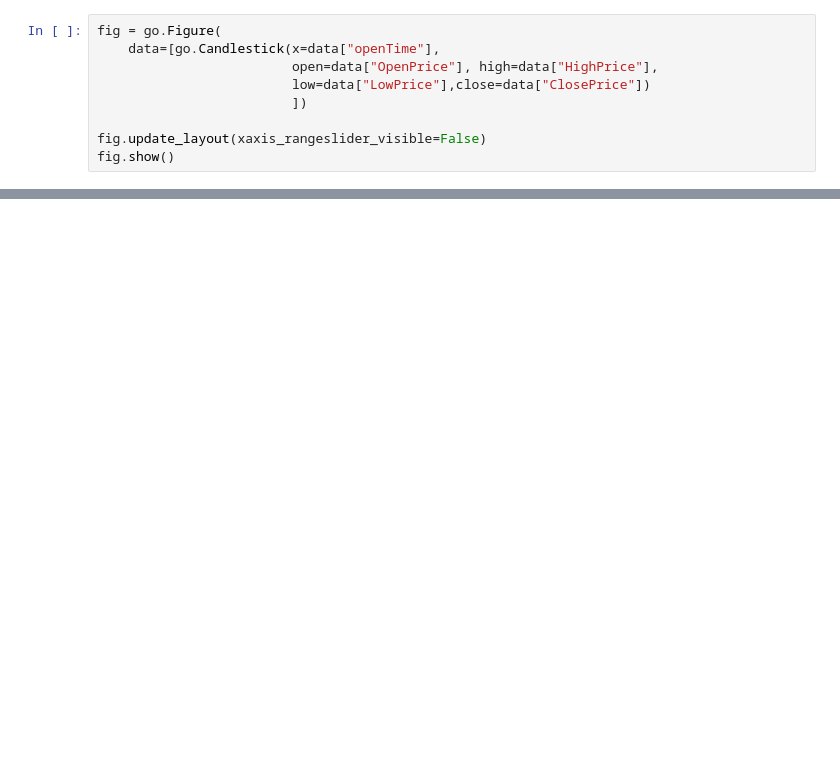
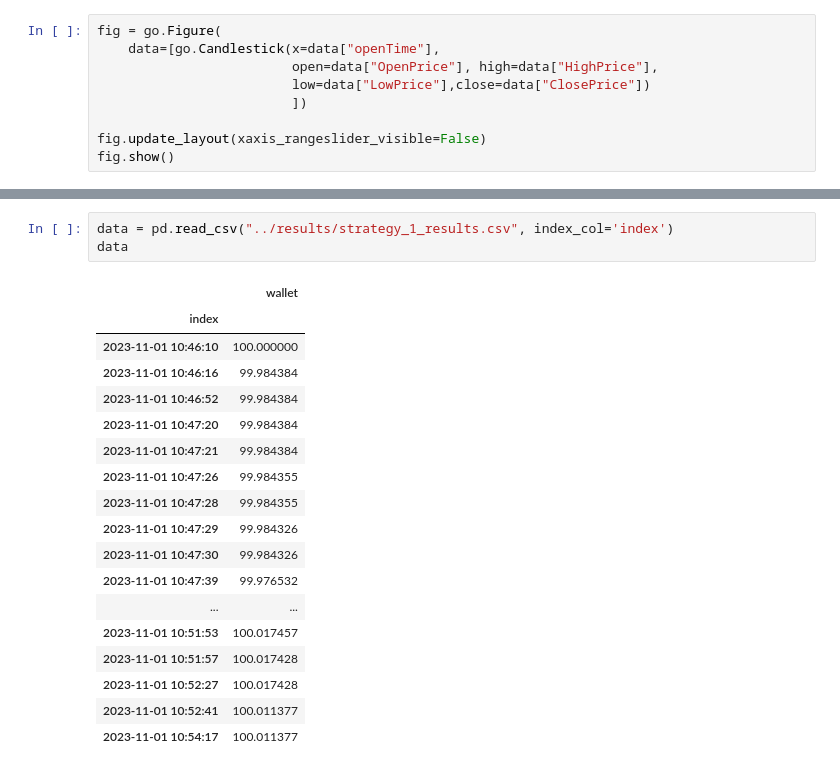
Before and after one commit to rubgarcia97/Trade-Algorithm, a Jupyter notebook: src/notebooks/pruebas.ipynb, the cells around one changed output, grey strips where cells are left out. Drawn from its saved outputs; the diff is of its cells as text; blank space fills up the shorter version.

```diff
--- a/src/notebooks/pruebas.ipynb
+++ b/src/notebooks/pruebas.ipynb
@@ -28,0 +84,22 @@ fig.show()
+# %%
+data = pd.read_csv("../results/strategy_1_results.csv", index_col='index')
+data
+# %% [output]
+|  | wallet |
+| index |  |
+| 2023-11-01 10:46:10 | 100.000000 |
+| 2023-11-01 10:46:16 | 99.984384 |
+| 2023-11-01 10:46:52 | 99.984384 |
+| 2023-11-01 10:47:20 | 99.984384 |
+| 2023-11-01 10:47:21 | 99.984384 |
+| 2023-11-01 10:47:26 | 99.984355 |
+| 2023-11-01 10:47:28 | 99.984355 |
+| 2023-11-01 10:47:29 | 99.984326 |
+| 2023-11-01 10:47:30 | 99.984326 |
+| 2023-11-01 10:47:39 | 99.976532 |
+| ... | ... |
+| 2023-11-01 10:51:53 | 100.017457 |
+| 2023-11-01 10:51:57 | 100.017428 |
+| 2023-11-01 10:52:27 | 100.017428 |
+| 2023-11-01 10:52:41 | 100.011377 |
+| 2023-11-01 10:54:17 | 100.011377 |
```
Also changed, not shown: parts of 7 cells of this notebook, 3 other files.
